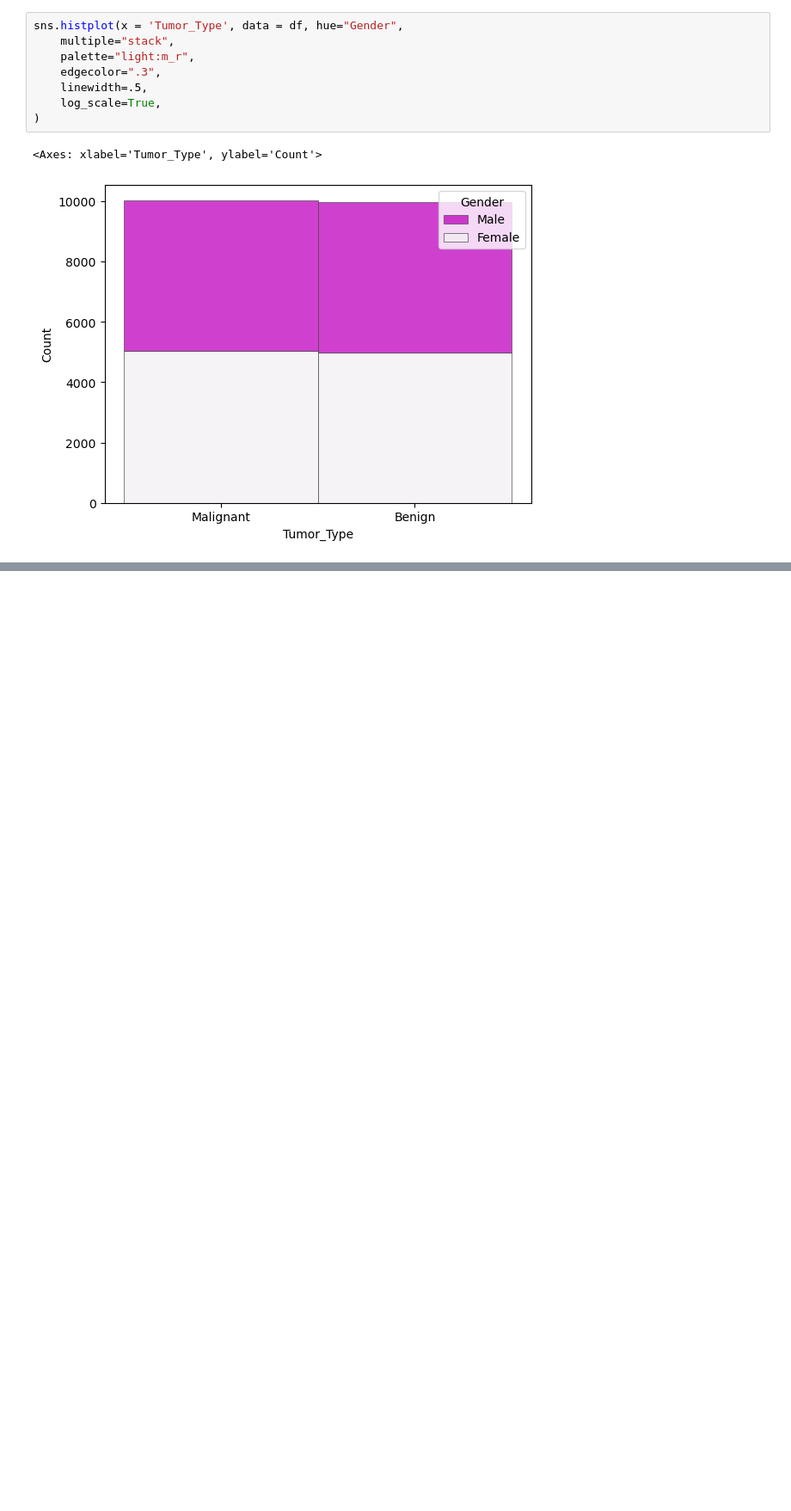
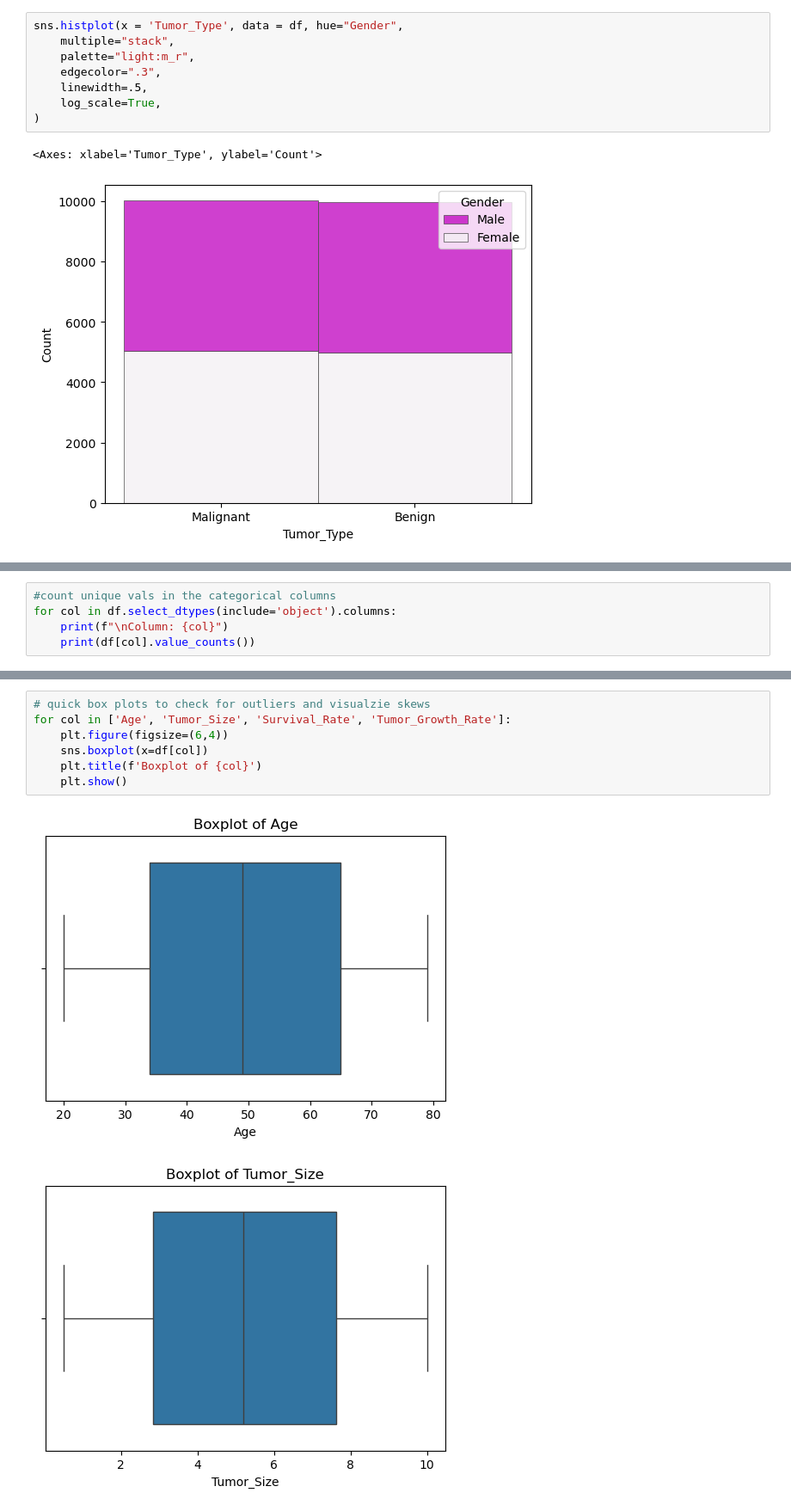
Before and after one commit to melissaaapril/IntroDS, a Jupyter notebook: src/EDA.ipynb, the cells around one changed output, grey strips where cells are left out. Shown at 86% size. Saved outputs shown, nothing was run; the diff lists cells and outputs as text; blank space fills up the shorter version.

```diff
--- a/src/EDA.ipynb
+++ b/src/EDA.ipynb
@@ -227,0 +147,5 @@ memory usage: 2.3 MB
+# %%
+#count unique vals in the categorical columns
+for col in df.select_dtypes(include='object').columns:
+    print(f"\nColumn: {col}")
+    print(df[col].value_counts())
@@ -227,0 +170,10 @@ memory usage: 2.3 MB
+# %%
+# quick box plots to check for outliers and visualzie skews
+for col in ['Age', 'Tumor_Size', 'Survival_Rate', 'Tumor_Growth_Rate']:
+    plt.figure(figsize=(6,4))
+    sns.boxplot(x=df[col])
+    plt.title(f'Boxplot of {col}')
+    plt.show()
+# %% [output]
+[figure, added]
+[figure, added]
```
Also changed, not shown: parts of 12 cells of this notebook, 1 other file.
